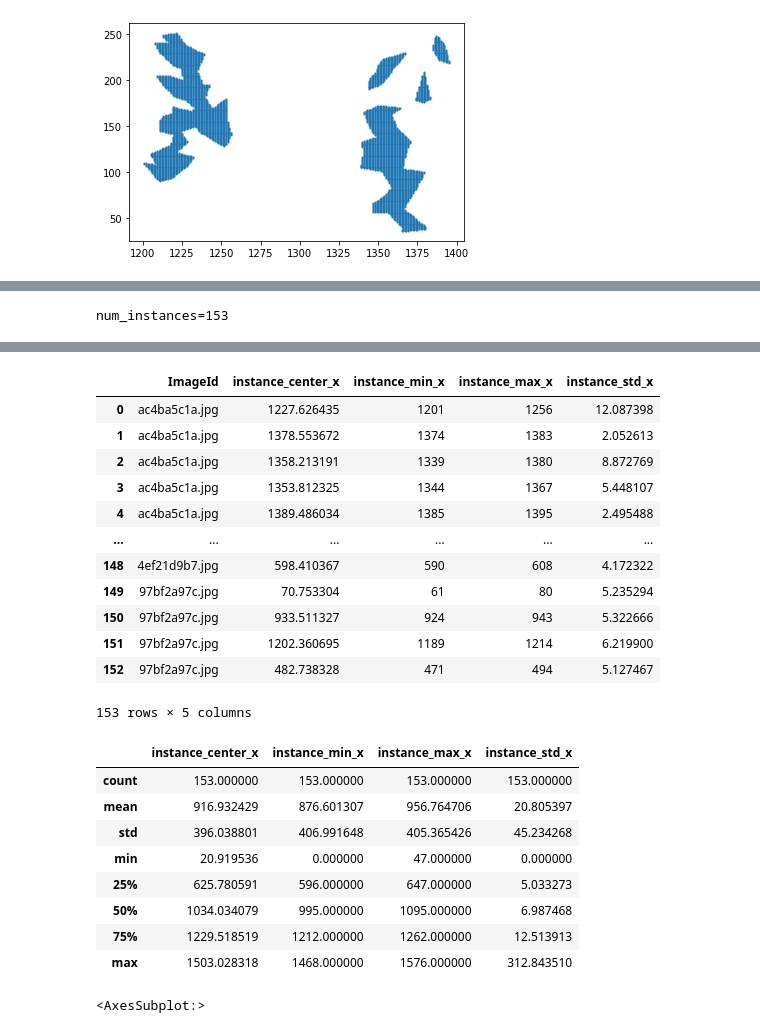
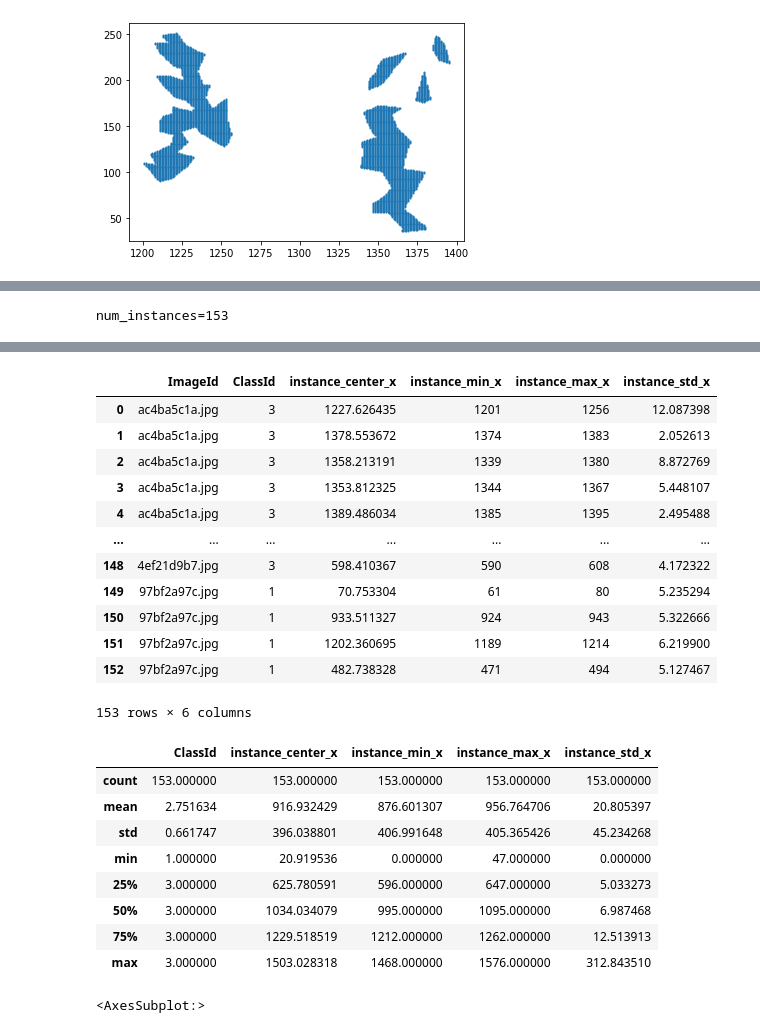
Before and after one commit to fastforwardlabs/synthetic-data-augmentation, a Jupyter notebook: notebooks/1. Instance identification.ipynb, the cells around one changed output, grey strips where cells are left out. Saved outputs shown, nothing was run; the diff lists cells and outputs as text; code cells hidden in the pictures.

```diff
--- a/notebooks/1. Instance identification.ipynb
+++ b/notebooks/1. Instance identification.ipynb
@@ -133,6 +133,7 @@ for row in tqdm(df.itertuples()):
     for instance in row.instances:
         output_data.append({
             'ImageId': row.ImageId,
+            'ClassId': row.ClassId,
             'instance_center_x': np.mean(instance[:, 0]),
             'instance_min_x': np.mean(instance[:, 0]),
             'instance_min_x': np.min(instance[:, 0]),
@@ -148,28 +149,28 @@ Wall time: 124 ms
-|  | ImageId | instance_center_x | instance_min_x | instance_max_x | instance_std_x |
-| 0 | ac4ba5c1a.jpg | 1227.626435 | 1201 | 1256 | 12.087398 |
-| 1 | ac4ba5c1a.jpg | 1378.553672 | 1374 | 1383 | 2.052613 |
-| 2 | ac4ba5c1a.jpg | 1358.213191 | 1339 | 1380 | 8.872769 |
-| 3 | ac4ba5c1a.jpg | 1353.812325 | 1344 | 1367 | 5.448107 |
-| 4 | ac4ba5c1a.jpg | 1389.486034 | 1385 | 1395 | 2.495488 |
-| ... | ... | ... | ... | ... | ... |
-| 148 | 4ef21d9b7.jpg | 598.410367 | 590 | 608 | 4.172322 |
-| 149 | 97bf2a97c.jpg | 70.753304 | 61 | 80 | 5.235294 |
-| 150 | 97bf2a97c.jpg | 933.511327 | 924 | 943 | 5.322666 |
-| 151 | 97bf2a97c.jpg | 1202.360695 | 1189 | 1214 | 6.219900 |
-| 152 | 97bf2a97c.jpg | 482.738328 | 471 | 494 | 5.127467 |
+|  | ImageId | ClassId | instance_center_x | instance_min_x | instance_max_x | instance_std_x |
+| 0 | ac4ba5c1a.jpg | 3 | 1227.626435 | 1201 | 1256 | 12.087398 |
+| 1 | ac4ba5c1a.jpg | 3 | 1378.553672 | 1374 | 1383 | 2.052613 |
+| 2 | ac4ba5c1a.jpg | 3 | 1358.213191 | 1339 | 1380 | 8.872769 |
+| 3 | ac4ba5c1a.jpg | 3 | 1353.812325 | 1344 | 1367 | 5.448107 |
+| 4 | ac4ba5c1a.jpg | 3 | 1389.486034 | 1385 | 1395 | 2.495488 |
+| ... | ... | ... | ... | ... | ... | ... |
+| 148 | 4ef21d9b7.jpg | 3 | 598.410367 | 590 | 608 | 4.172322 |
+| 149 | 97bf2a97c.jpg | 1 | 70.753304 | 61 | 80 | 5.235294 |
+| 150 | 97bf2a97c.jpg | 1 | 933.511327 | 924 | 943 | 5.322666 |
+| 151 | 97bf2a97c.jpg | 1 | 1202.360695 | 1189 | 1214 | 6.219900 |
+| 152 | 97bf2a97c.jpg | 1 | 482.738328 | 471 | 494 | 5.127467 |
-153 rows × 5 columns
+153 rows × 6 columns
 # %%
 output_df.describe()
 # %% [output]
-|  | instance_center_x | instance_min_x | instance_max_x | instance_std_x |
-| count | 153.000000 | 153.000000 | 153.000000 | 153.000000 |
-| mean | 916.932429 | 876.601307 | 956.764706 | 20.805397 |
-| std | 396.038801 | 406.991648 | 405.365426 | 45.234268 |
-| min | 20.919536 | 0.000000 | 47.000000 | 0.000000 |
-| 25% | 625.780591 | 596.000000 | 647.000000 | 5.033273 |
-| 50% | 1034.034079 | 995.000000 | 1095.000000 | 6.987468 |
-| 75% | 1229.518519 | 1212.000000 | 1262.000000 | 12.513913 |
-| max | 1503.028318 | 1468.000000 | 1576.000000 | 312.843510 |
+|  | ClassId | instance_center_x | instance_min_x | instance_max_x | instance_std_x |
+| count | 153.000000 | 153.000000 | 153.000000 | 153.000000 | 153.000000 |
+| mean | 2.751634 | 916.932429 | 876.601307 | 956.764706 | 20.805397 |
+| std | 0.661747 | 396.038801 | 406.991648 | 405.365426 | 45.234268 |
+| min | 1.000000 | 20.919536 | 0.000000 | 47.000000 | 0.000000 |
+| 25% | 3.000000 | 625.780591 | 596.000000 | 647.000000 | 5.033273 |
+| 50% | 3.000000 | 1034.034079 | 995.000000 | 1095.000000 | 6.987468 |
+| 75% | 3.000000 | 1229.518519 | 1212.000000 | 1262.000000 | 12.513913 |
+| max | 3.000000 | 1503.028318 | 1468.000000 | 1576.000000 | 312.843510 |
 # %%
 output_df.instance_std_x.hist(bins=40)
 # %% [output]
```
Also changed, not shown: parts of 4 cells of this notebook, 2 other files.
